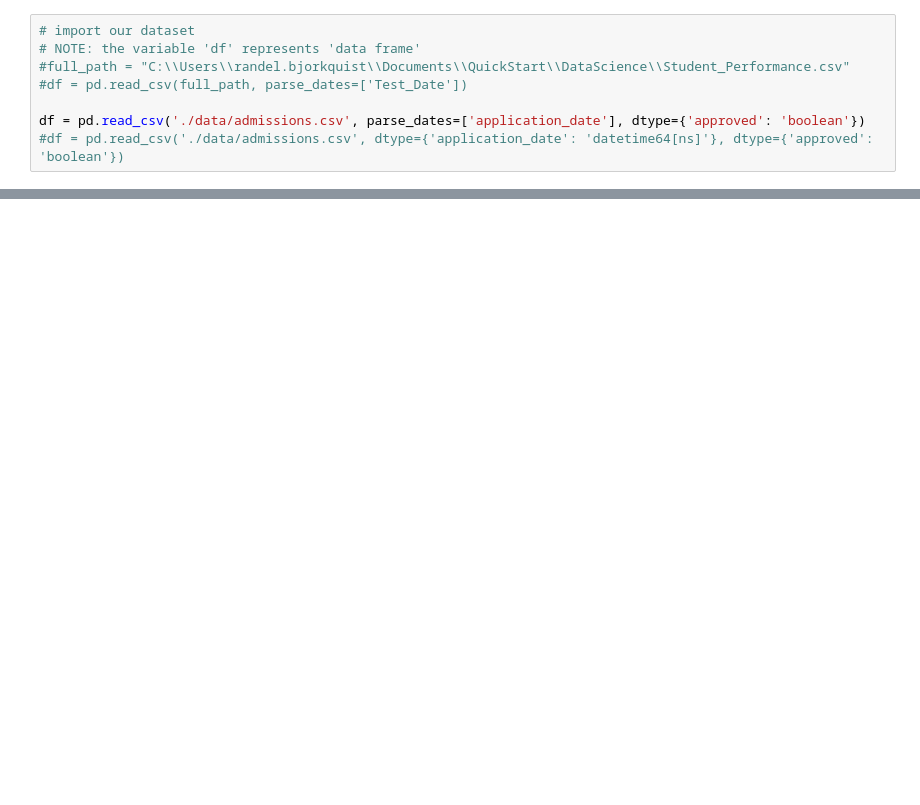
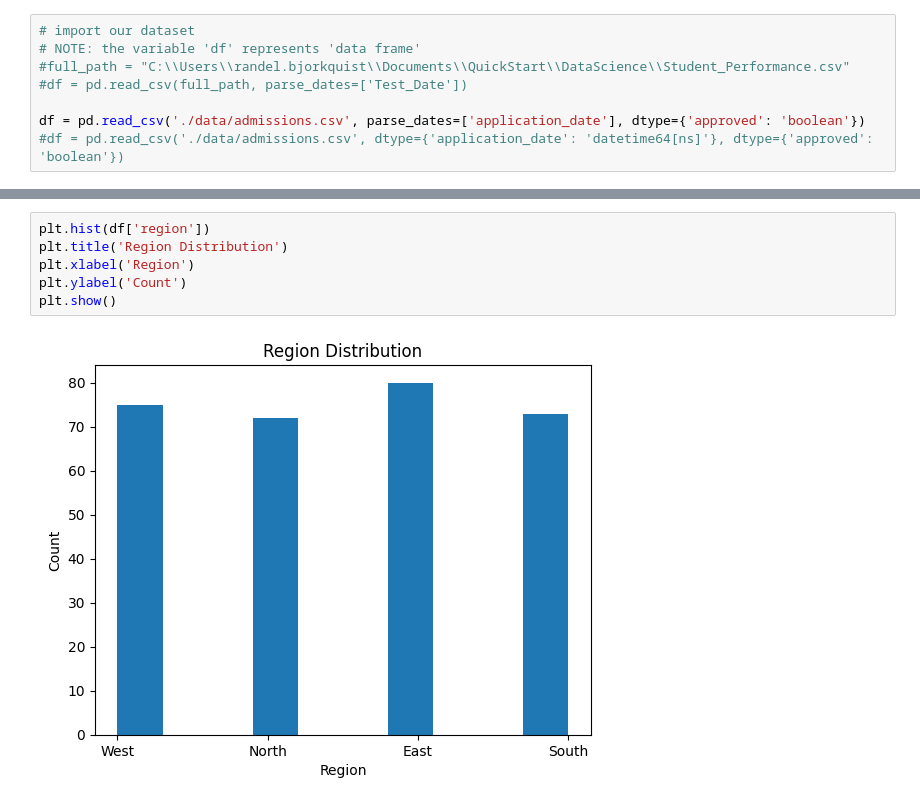
Before and after one commit to randel-bjorkquist/jupyter-notebooks-vscode, a Jupyter notebook: Admissions.ipynb, the cells around one changed output, grey strips where cells are left out. Cells and saved outputs as stored; diff of their text form; blank space fills up the shorter version.

```diff
--- a/Admissions.ipynb
+++ b/Admissions.ipynb
@@ -42,0 +105,8 @@ plt.show()
+# %%
+plt.hist(df['region'])
+plt.title('Region Distribution')
+plt.xlabel('Region')
+plt.ylabel('Count')
+plt.show()
+# %% [output]
+[figure, added]
```
Also changed, not shown: parts of 20 cells of this notebook.
